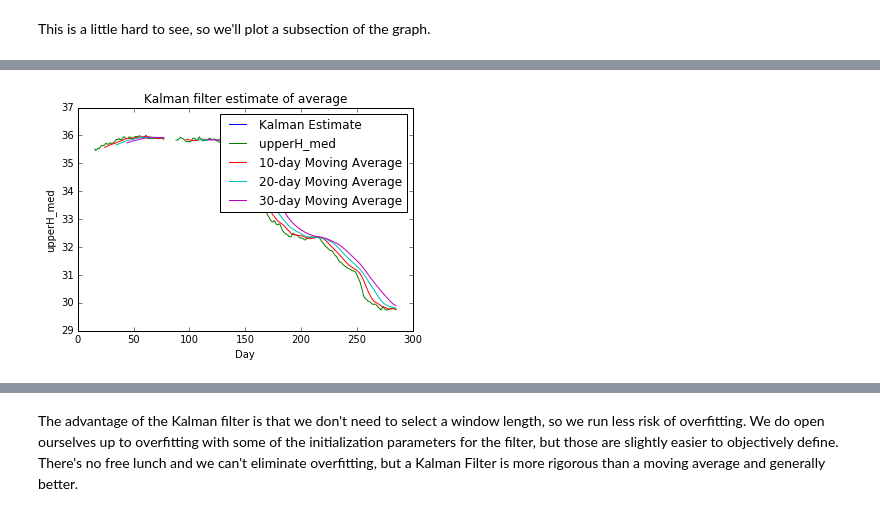
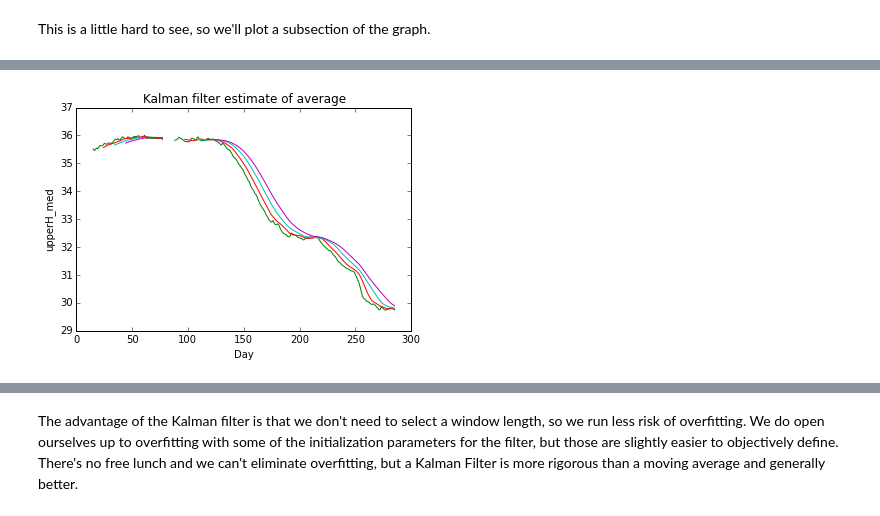
Before and after one commit to sgkang/DamGeophysics, a Jupyter notebook: notebook/Kalman Filters_LIM-Waterlevel.ipynb, the cells around one changed output, grey strips where cells are left out. Saved outputs shown, nothing was run; the diff lists cells and outputs as text; code cells hidden in the pictures.

```diff
--- a/notebook/Kalman Filters_LIM-Waterlevel.ipynb
+++ b/notebook/Kalman Filters_LIM-Waterlevel.ipynb
@@ -226,32 +226,32 @@ plt.ylabel('Reservoir Level');
 # start = '2013-01-01'
 # end = '2015-01-01'
 #x = get_pricing('reservoirH', fields='price', start_date=start, end_date=end)
 xH= df.upperH_med
 # Construct a Kalman filter
 kf = KalmanFilter(transition_matrices = [1],
                   observation_matrices = [1],
                   initial_state_mean = 35.5,
                   initial_state_covariance = 1,
                   observation_covariance=1,
                   transition_covariance=.01)
 
 # Use the observed values of the price to get a rolling mean
 state_means, _ = kf.filter(xH.values)
 
 # Compute the rolling mean with various lookback windows
 mean10 = pd.rolling_mean(xH, 10)
 mean20 = pd.rolling_mean(xH, 20)
 mean30 = pd.rolling_mean(xH, 30)
 
 # Plot original data and estimated mean
 plt.plot(state_means)
 plt.plot(xH)
 plt.plot(mean10)
 plt.plot(mean20)
 plt.plot(mean30)
 plt.title('Kalman filter estimate of average')
-plt.legend(['Kalman Estimate', 'upperH_med', '10-day Moving Average', '20-day Moving Average','30-day Moving Average'])
+# plt.legend(['Kalman Estimate', 'upperH_med', '10-day Moving Average', '20-day Moving Average','30-day Moving Average'])
 plt.xlabel('Day')
 plt.ylabel('upperH_med');
 # %% [output]
-[figure, old version]
+[figure, new version]
```
Also changed, not shown: parts of 9 cells of this notebook.
